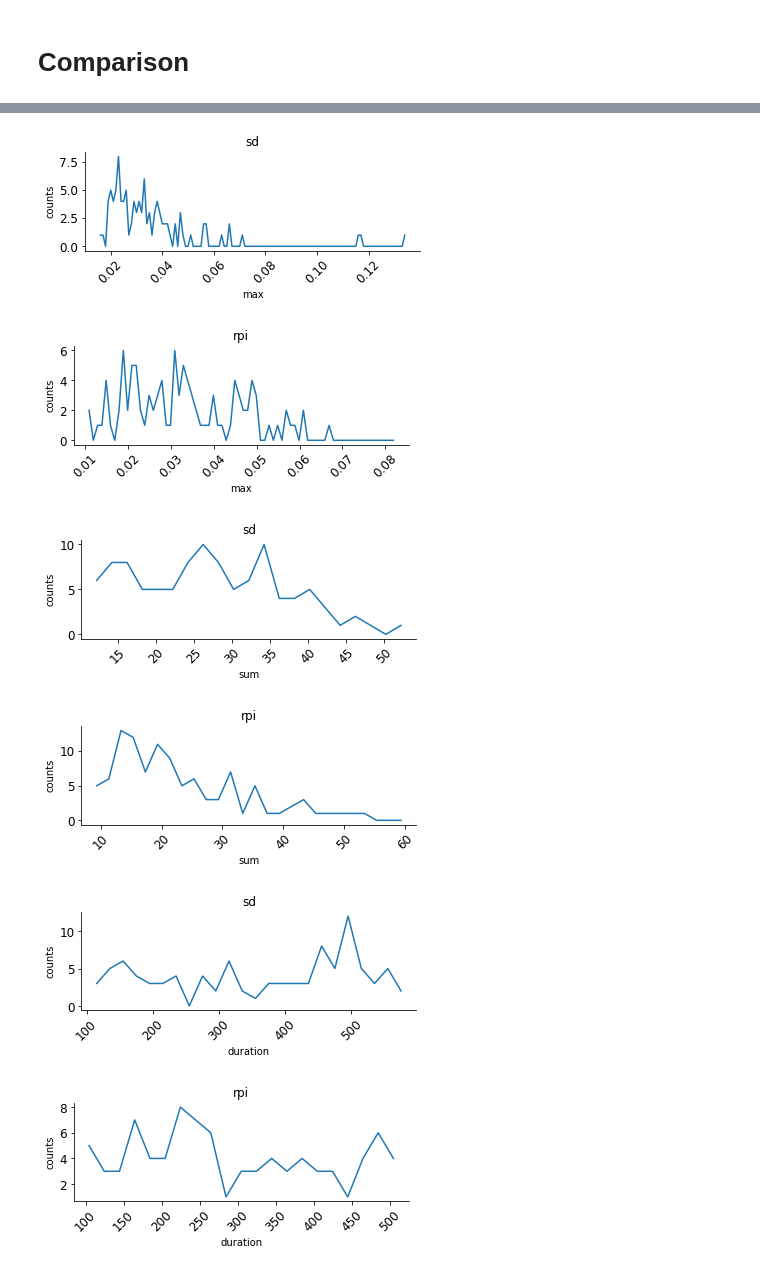
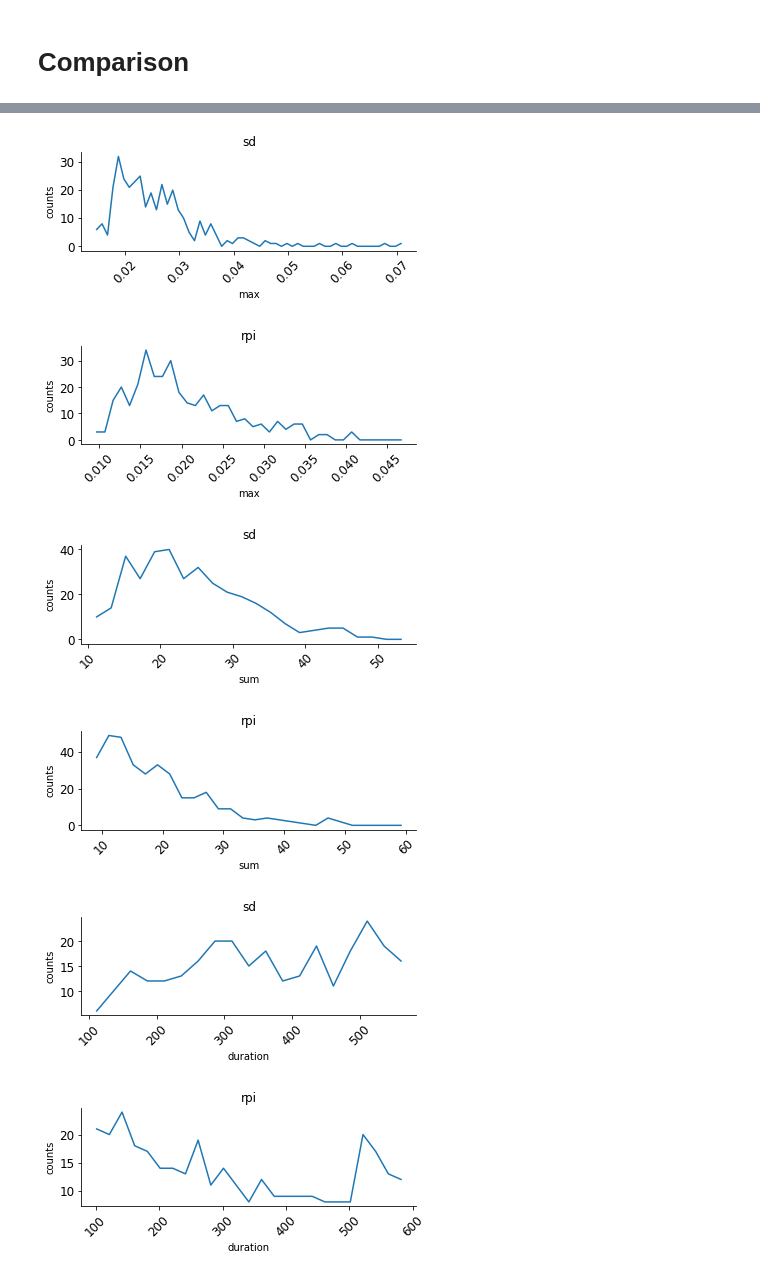
Before and after one commit to kalfasyan/wbai, a Jupyter notebook: Experiment-notebooks/100_SD_vs_RPi.ipynb, the cells around one changed output, grey strips where cells are left out. Drawn from its saved outputs; the diff is of its cells as text; code cells hidden in the pictures.

```diff
--- a/Experiment-notebooks/100_SD_vs_RPi.ipynb
+++ b/Experiment-notebooks/100_SD_vs_RPi.ipynb
@@ -44,5 +44,5 @@ selection = f"peaks>={minpeaks} & peaks<={maxpeaks} & score>{minscore} & score<=
 # %% [markdown]
 # Dataset SD
 # %%
-dataset_sd = WingbeatDatasetProfiler(dsname="/mnt/HGST_4TB/Datasets/Fruitflies_flytrap_rpi/from_sd/Suzukii//", bandpass_low=140., bandpass_high=1500., rpiformat=False, custom_label=[0])
+dataset_sd = WingbeatDatasetProfiler(dsname="/mnt/HGST_4TB/Datasets/wingbeats/Fruitflies_flytrap_rpi/from_sd/Melanogaster/", bandpass_low=140., bandpass_high=1500., rpiformat=False, custom_label=[0])
 # %% [output]
@@ -60,6 +61,5 @@ Finished.
 # %% [markdown]
 # Dataset RPi
 # %%
-dataset_rpi = WingbeatDatasetProfiler(dsname="/mnt/HGST_4TB/Datasets/Fruitflies_flytrap_rpi/from_rpi/Suzukii//", bandpass_low=140., bandpass_high=1500., rpiformat=True, custom_label=[0])
-df_rpi.head()
+dataset_rpi = WingbeatDatasetProfiler(dsname="/mnt/HGST_4TB/Datasets/wingbeats/Fruitflies_flytrap_rpi/from_rpi/Melanogaster/", bandpass_low=140., bandpass_high=1500., rpiformat=True, custom_label=[0])
 # %% [output]
@@ -105,23 +100,23 @@ np_hist(df_sd, 'max', res=0.001)
 plt.subplot(2,1,2);plt.title('rpi')
 np_hist(df_rpi, 'max', res=0.001)
 # %% [output]
-[figure, old version]
+[figure, new version]
-[figure, old version]
+[figure, new version]
 # %%
 plt.subplot(2,1,1);plt.title('sd')
 np_hist(df_sd, 'sum', res=2, )
 plt.subplot(2,1,2);plt.title('rpi')
 np_hist(df_rpi, 'sum', res=2)
 # %% [output]
-[figure, old version]
+[figure, new version]
-[figure, old version]
+[figure, new version]
 # %%
 plt.subplot(2,1,1);plt.title('sd')
-np_hist(df_sd, 'duration', res=20, )
+np_hist(df_sd, 'duration', res=25, )
 plt.subplot(2,1,2);plt.title('rpi')
 np_hist(df_rpi, 'duration', res=20)
 # %% [output]
-[figure, old version]
+[figure, new version]
-[figure, old version]
+[figure, new version]
 # %%
 plt.subplot(2,1,1);plt.title('sd')
```
Also changed, not shown: parts of 19 cells of this notebook, 8 other files.
